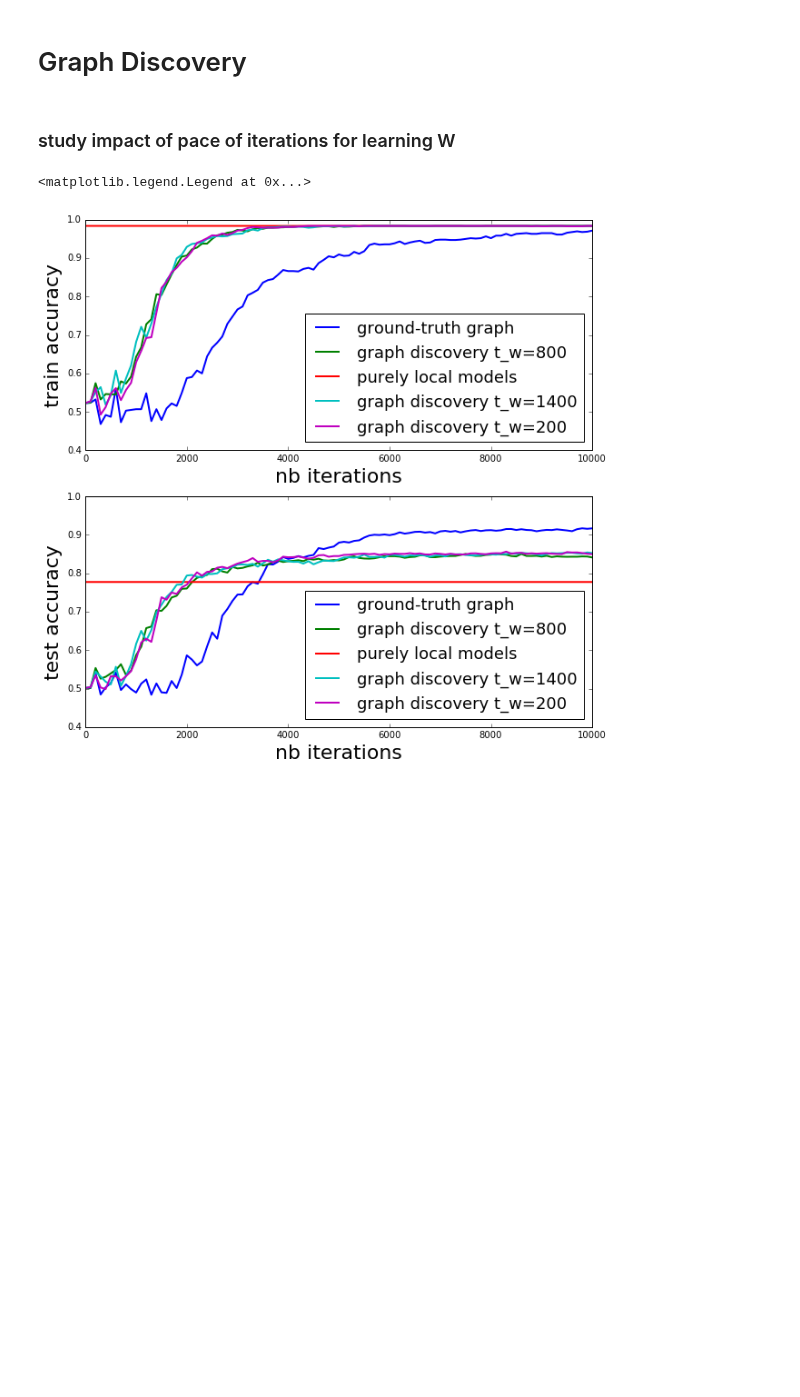
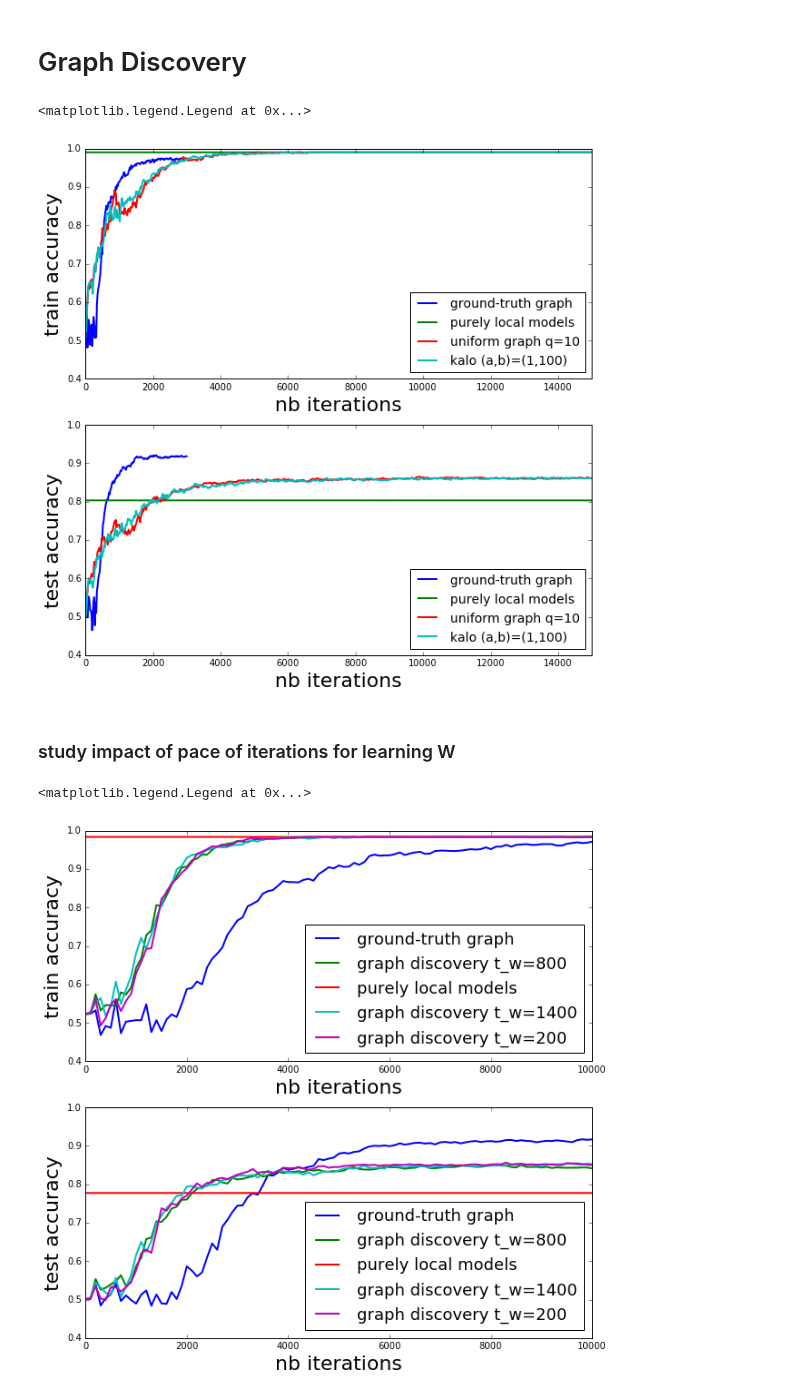
Before and after one commit to vzantedeschi/Dada, a Jupyter notebook: notebooks/Moons-100users.ipynb, the cells around one changed output. Drawn from its saved outputs; the diff is of its cells as text; code cells hidden in the pictures; blank space fills up the shorter version.

Commit message:
results kalo on moons100

```diff
--- a/notebooks/Moons-100users.ipynb
+++ b/notebooks/Moons-100users.ipynb
@@ -171,3 +201,37 @@ plt.legend(loc="lower right", fontsize=18)
+# %%
+max_iter = 10000
+plt.figure(1, figsize=(10, 10))
+
+plt.subplot(211)
+plt.xlabel('nb iterations', fontsize=22)
+plt.ylabel('train accuracy', fontsize=22)
+plt.xlim(0, max_iter)
+plt.ylim(0.4, 1)
+
+for k, r_list in results_gd.items():
+    try:
+        plt.plot([i*100 for i in range(len(r_list))], [r['train-accuracy'] for r in r_list], label='{}'.format(k), linewidth=2)
+    except:
+        plt.plot(range(NB_ITER+1), [r_list['train-accuracy']]*(NB_ITER+1), label='{}'.format(k), linewidth=2)
+
+plt.legend(loc='lower right', fontsize=14)
+
+plt.subplot(212)
+plt.xlabel('nb iterations', fontsize=22)
+plt.ylabel('test accuracy', fontsize=22)
+plt.xlim(0, max_iter)
+plt.ylim(0.4, 1)
+
+for k, r_list in results_gd.items():
+    try:
+        plt.plot([i*100 for i in range(len(r_list))], [r['test-accuracy'] for r in r_list], label='{}'.format(k), linewidth=2)
+    except:
+        plt.plot(range(NB_ITER+1), [r_list['test-accuracy']]*(NB_ITER+1), label='{}'.format(k), linewidth=2)
+
+plt.legend(loc='lower right', fontsize=14)
+# %% [output]
+<matplotlib.legend.Legend at 0x...>
+[figure, added]
 # %% [markdown]
 ### study impact of pace of iterations for learning W
 # %%
```
Also changed, not shown: parts of 7 cells of this notebook, 1 other file.
